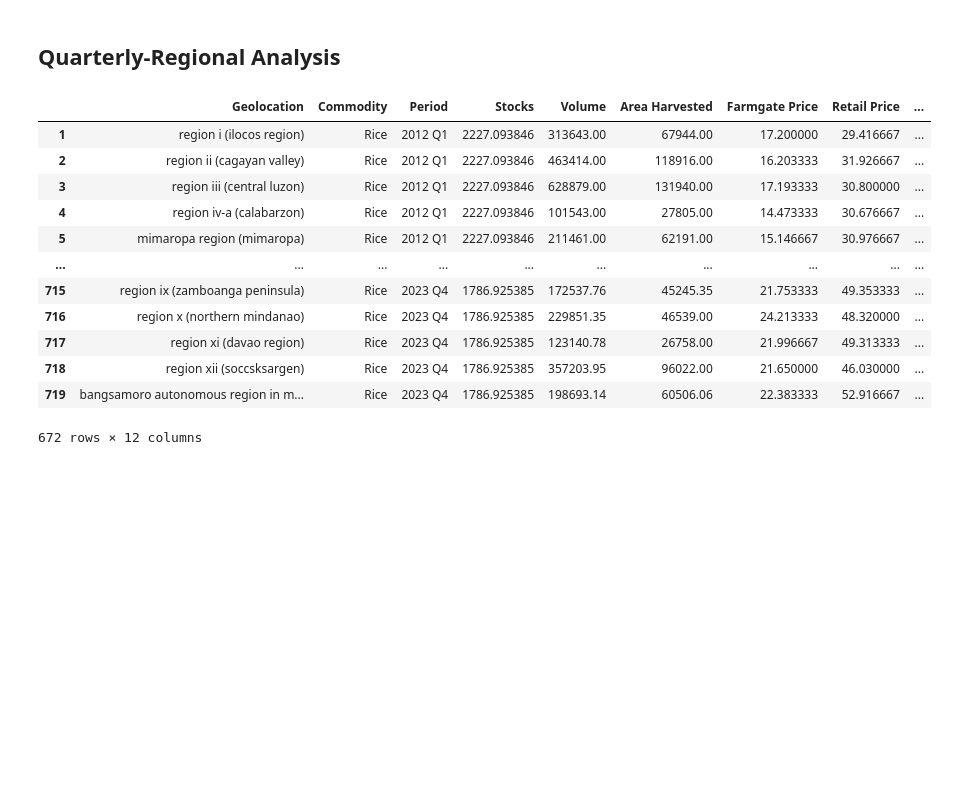
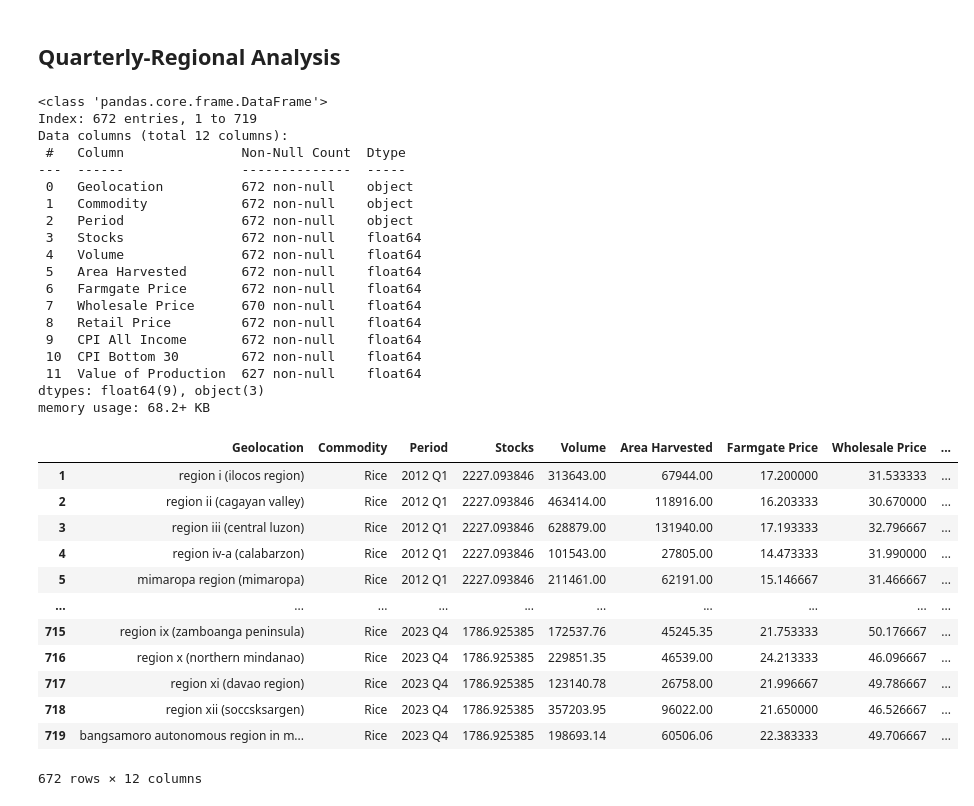
Before and after one commit to Bourbon-Rye/Baesian-Cropability, a Jupyter notebook: data_exploration.ipynb, the cells around one changed output. Saved outputs shown, nothing was run; the diff lists cells and outputs as text; code cells hidden in the pictures; blank space fills up the shorter version.

```diff
--- a/data_exploration.ipynb
+++ b/data_exploration.ipynb
@@ -380,23 +402,23 @@ fig.show()
 # %%
 # @title Quarterly megadataset for rice
 # Volume of Rice
-df1 = pd.read_csv("datasets/agricultural-indicators/volume_rice-corn.csv", skiprows=2, na_values=[".."])
+df1 = pd.read_csv("datasets/agricultural-indicators/volume_rice-corn.csv", skiprows=2, na_values=["..", ""])
 df1 = preprocess_baesians_1(df1, "Palay", "Rice", melt_value="Volume")
 
 # Farmgate Price of Rice
-df = read_csv_to_df("datasets/prices/prices_farmgate-new-series_2010-2023.csv")
-df = get_quarter_columns(df, range(2012, 2024), 2)
-df = preprocess_baesians_1(df, "Palay [Paddy] Other Variety, dry (conv. to 14% mc)", "Rice", melt_value="Farmgate Price")
+df2 = read_csv_to_df("datasets/prices/prices_farmgate-new-series_2010-2023.csv")
+df2 = get_quarter_columns(df2, range(2012, 2024), 2)
+df2 = preprocess_baesians_1(df2, "Palay [Paddy] Other Variety, dry (conv. to 14% mc)", "Rice", melt_value="Farmgate Price")
+
+# Wholesale Price of Rice
+df3 = pd.read_csv("datasets/prices/prices_wholesale-new-series_2010-2023.csv",)
+df3 = get_quarter_columns(df3, range(2012, 2024), 2)
+df3 = preprocess_baesians_1(df3, "Well Milled Rice (WMR)", "Rice", melt_value="Wholesale Price")
 
 # Retail Price of Rice
-df3 = read_csv_to_df("datasets/prices/prices_retail_2012-2023.csv")
-df3 = get_quarter_columns(df3, range(2012, 2024), 2)
-df3 = preprocess_baesians_1(df3, "RICE, REGULAR-MILLED, 1 KG", "Rice", melt_value="Retail Price")
-
-# Wholesale Price of Rice
-df4 = pd.read_csv("datasets/prices/prices_wholesale-new-series_2010-2023.csv",)
+df4 = read_csv_to_df("datasets/prices/prices_retail_2012-2023.csv")
 df4 = get_quarter_columns(df4, range(2012, 2024), 2)
-df4 = preprocess_baesians_1(df4, "Well Milled Rice (WMR)", "Rice", melt_value="Wholesale Price")
+df4 = preprocess_baesians_1(df4, "RICE, REGULAR-MILLED, 1 KG", "Rice", melt_value="Retail Price")
 
 # Cropyield (Area Harvested) of Rice
 df5 = pd.read_csv("datasets/agricultural-indicators/area-harvested-palay-corn_quarterly-annual_2010-2023.csv", skiprows=1)
@@ -419,53 +441,74 @@ df7 = preprocess_baesians_1(df7, "Rice", "Rice", melt_value="CPI Bottom 30")
 
 # Merge all dfs into a single df NOTE: geolocation must be in lower case
 # NOTE: barmm is removed because it has null values, unfortunately
-dfs = [df1, df, df3, df4, df5, df6, df7]
+dfs = [df1, df2, df3, df4, df5, df6, df7]
 df = functools.reduce(lambda left, right: pd.merge(left, right), dfs)
 move_column(df, "Area Harvested", 4)
 
 # ------------------------------------
 
 # Value of Production of Rice (Annual)
 tdf1 = df_val_of_prod
 tdf1 = preprocess_baesians_1(tdf1, "Rice", "Rice", melt_value="Value of Production")
 
 tdf2 = df.iloc[:, :3].copy()
 tdf2["Period"] = df["Period"].str.replace(" Q\d", "", regex=True)
-df["Value of Production"] = pd.merge(tdf1, tdf2)["Value of Production"]
+df["Value of Production"] = pd.merge(tdf2, tdf1)["Value of Production"]
 
 # # Stocks of Rice (Annual)
 tdf1 = df_stocks[df_stocks["Commodity"] == "Rice"][["Period", "Stocks"]]
 tdf2 = pd.DataFrame(df["Period"].str.replace(" Q\d", "", regex=True).astype(dtype="int64"))
 df.insert(3, "Stocks", pd.merge(tdf2, tdf1)["Stocks"])
 
 # Remove Philippines outlier
 df = df[df["Geolocation"] != "philippines"]
 for x in ["Volume", "Area Harvested", "Stocks"]:
     for y in ["Retail Price", "Wholesale Price", "Farmgate Price", "CPI All Income", "CPI Bottom 30", "Value of Production"]:
         fig = px.scatter(df, x=x, y=y, color="Geolocation")
-        fig.show()
+        # fig.show()
 
 # Correlation Matrix for Quarterly-Regions
-contingency = df.iloc[:, 3:].corr(method="spearman")
+df.info()
+contingency = df.iloc[:, 3:].corr()
 cont_1 = contingency.iloc[3:, 0:3]
 fig = px.imshow(cont_1, text_auto=True)
 fig.show()
 
+contingency
 df
 # %% [output]
+<class 'pandas.core.frame.DataFrame'>
+Index: 672 entries, 1 to 719
+Data columns (total 12 columns):
+ #   Column               Non-Null Count  Dtype
+---  ------               --------------  -----
+ 0   Geolocation          672 non-null    object
+ 1   Commodity            672 non-null    object
+ 2   Period               672 non-null    object
+ 3   Stocks               672 non-null    float64
+ 4   Volume               672 non-null    float64
+ 5   Area Harvested       672 non-null    float64
+ 6   Farmgate Price       672 non-null    float64
+ 7   Wholesale Price      670 non-null    float64
+ 8   Retail Price         672 non-null    float64
+ 9   CPI All Income       672 non-null    float64
+ 10  CPI Bottom 30        672 non-null    float64
+ 11  Value of Production  627 non-null    float64
+dtypes: float64(9), object(3)
+memory usage: 68.2+ KB
-|  | Geolocation | Commodity | Period | Stocks | Volume | Area Harvested | Farmgate Price | Retail Price | ... |
-| 1 | region i (ilocos region) | Rice | 2012 Q1 | 2227.093846 | 313643.00 | 67944.00 | 17.200000 | 29.416667 | ... |
-| 2 | region ii (cagayan valley) | Rice | 2012 Q1 | 2227.093846 | 463414.00 | 118916.00 | 16.203333 | 31.926667 | ... |
-| 3 | region iii (central luzon) | Rice | 2012 Q1 | 2227.093846 | 628879.00 | 131940.00 | 17.193333 | 30.800000 | ... |
-| 4 | region iv-a (calabarzon) | Rice | 2012 Q1 | 2227.093846 | 101543.00 | 27805.00 | 14.473333 | 30.676667 | ... |
-| 5 | mimaropa region (mimaropa) | Rice | 2012 Q1 | 2227.093846 | 211461.00 | 62191.00 | 15.146667 | 30.976667 | ... |
+|  | Geolocation | Commodity | Period | Stocks | Volume | Area Harvested | Farmgate Price | Wholesale Price | ... |
+| 1 | region i (ilocos region) | Rice | 2012 Q1 | 2227.093846 | 313643.00 | 67944.00 | 17.200000 | 31.533333 | ... |
+| 2 | region ii (cagayan valley) | Rice | 2012 Q1 | 2227.093846 | 463414.00 | 118916.00 | 16.203333 | 30.670000 | ... |
+| 3 | region iii (central luzon) | Rice | 2012 Q1 | 2227.093846 | 628879.00 | 131940.00 | 17.193333 | 32.796667 | ... |
+| 4 | region iv-a (calabarzon) | Rice | 2012 Q1 | 2227.093846 | 101543.00 | 27805.00 | 14.473333 | 31.990000 | ... |
+| 5 | mimaropa region (mimaropa) | Rice | 2012 Q1 | 2227.093846 | 211461.00 | 62191.00 | 15.146667 | 31.466667 | ... |
 | ... | ... | ... | ... | ... | ... | ... | ... | ... | ... |
-| 715 | region ix (zamboanga peninsula) | Rice | 2023 Q4 | 1786.925385 | 172537.76 | 45245.35 | 21.753333 | 49.353333 | ... |
-| 716 | region x (northern mindanao) | Rice | 2023 Q4 | 1786.925385 | 229851.35 | 46539.00 | 24.213333 | 48.320000 | ... |
-| 717 | region xi (davao region) | Rice | 2023 Q4 | 1786.925385 | 123140.78 | 26758.00 | 21.996667 | 49.313333 | ... |
-| 718 | region xii (soccsksargen) | Rice | 2023 Q4 | 1786.925385 | 357203.95 | 96022.00 | 21.650000 | 46.030000 | ... |
-| 719 | bangsamoro autonomous region in m... | Rice | 2023 Q4 | 1786.925385 | 198693.14 | 60506.06 | 22.383333 | 52.916667 | ... |
+| 715 | region ix (zamboanga peninsula) | Rice | 2023 Q4 | 1786.925385 | 172537.76 | 45245.35 | 21.753333 | 50.176667 | ... |
+| 716 | region x (northern mindanao) | Rice | 2023 Q4 | 1786.925385 | 229851.35 | 46539.00 | 24.213333 | 46.096667 | ... |
+| 717 | region xi (davao region) | Rice | 2023 Q4 | 1786.925385 | 123140.78 | 26758.00 | 21.996667 | 49.786667 | ... |
+| 718 | region xii (soccsksargen) | Rice | 2023 Q4 | 1786.925385 | 357203.95 | 96022.00 | 21.650000 | 46.526667 | ... |
+| 719 | bangsamoro autonomous region in m... | Rice | 2023 Q4 | 1786.925385 | 198693.14 | 60506.06 | 22.383333 | 49.706667 | ... |
-672 rows × 12 columns
+672 rows × 12 columns
 # %%
 # Statistics for
 # Import the necessary libraries:
```
Also changed, not shown: parts of 3 cells of this notebook, 3 other files.
